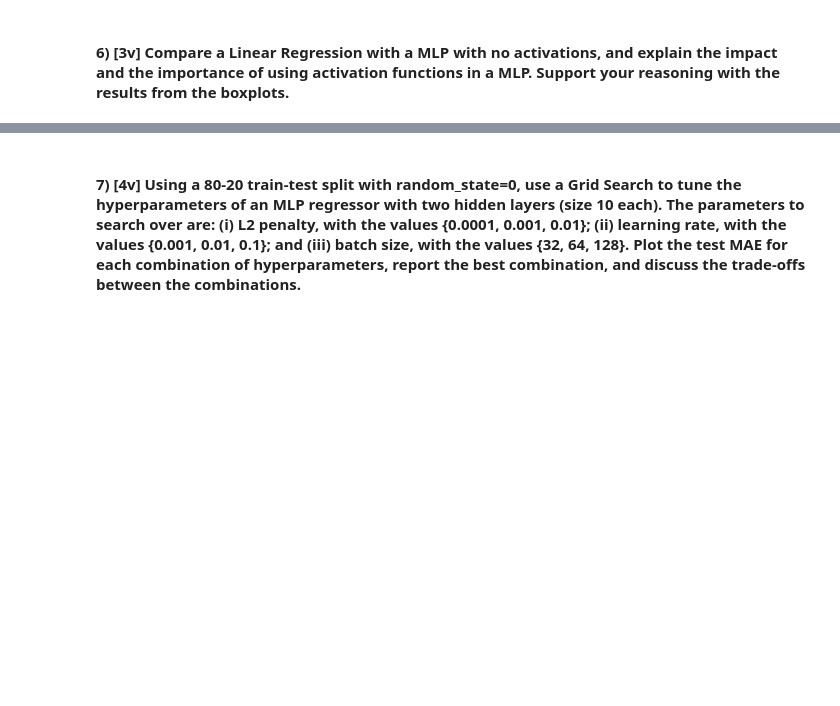
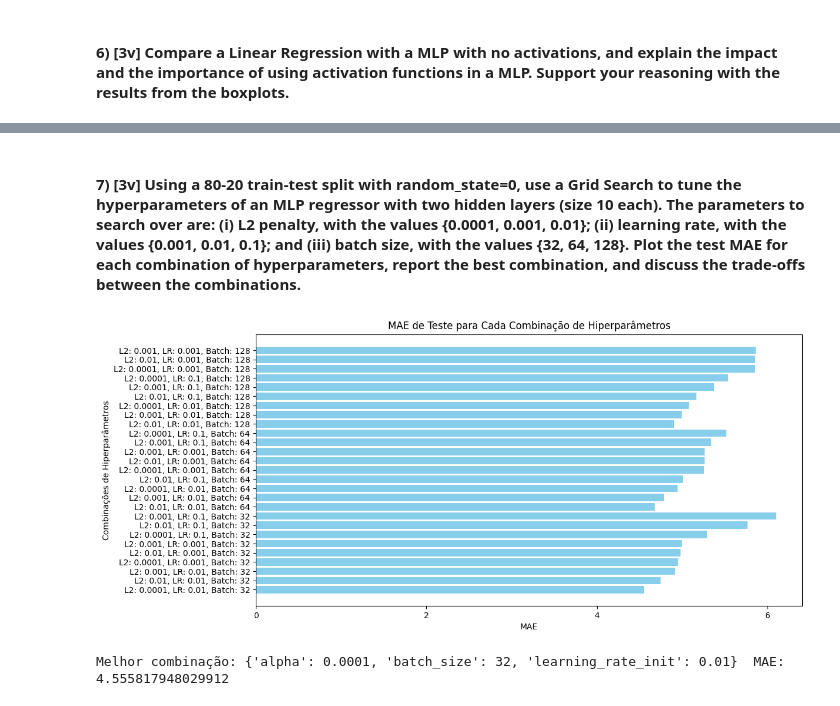
Before and after one commit to DriftPT/Apre-Project-24-25, a Jupyter notebook: Homework3/G040_notebook3.ipynb, the cells around one changed output, grey strips where cells are left out. Drawn from its saved outputs; the diff is of its cells as text; code cells hidden in the pictures; blank space fills up the shorter version.

```diff
--- a/Homework3/G040_notebook3.ipynb
+++ b/Homework3/G040_notebook3.ipynb
@@ -29,7 +75,56 @@ results from the boxplots.
 # %% [markdown]
-<h4>  7)  [4v] Using a 80-20 train-test split with random_state=0, use a Grid Search to tune the
+<h4>  7)  [3v] Using a 80-20 train-test split with random_state=0, use a Grid Search to tune the
 hyperparameters of an MLP regressor with two hidden layers (size 10 each). The
 parameters to search over are: (i) L2 penalty, with the values {0.0001, 0.001, 0.01}; (ii)
 learning rate, with the values {0.001, 0.01, 0.1}; and (iii) batch size, with the values
 {32, 64, 128}. Plot the test MAE for each combination of hyperparameters, report the
 best combination, and discuss the trade-offs between the combinations.
+# %%
+from sklearn.model_selection import GridSearchCV
+import numpy as np
+
+x_train, x_test, y_train, y_test = train_test_split(x, y, test_size=0.2, random_state=0)
+
+param_grid = {
+    'alpha': [0.0001, 0.001, 0.01],
+    'learning_rate_init': [0.001, 0.01, 0.1],
+    'batch_size': [32, 64, 128]
+}
+
+mlp = MLPRegressor(hidden_layer_sizes=(10, 10), random_state=0)
+grid_search = GridSearchCV(estimator=mlp, param_grid=param_grid, scoring='neg_mean_absolute_error', cv=5)
+grid_search.fit(x_train, y_train)
+
+best_model = grid_search.best_estimator_
+
+y_pred = best_model.predict(x_test)
+mae = mean_absolute_error(y_test, y_pred)
+
+results = grid_search.cv_results_
+
+param_combinations = [f"L2: {params['alpha']}, LR: {params['learning_rate_init']}, Batch: {params['batch_size']}"
+                      for params in results['params']]
+
+mae_scores = -results['mean_test_score']
+
+mae_data = pd.DataFrame({
+    'Parameters': param_combinations,
+    'Mean Test Score': mae_scores
+})
+
+mae_data['Batch Size'] = [int(params.split(', ')[2].split(': ')[1]) for params in mae_data['Parameters']]
+
+mae_data_sorted = mae_data.sort_values(by=['Batch Size', 'Mean Test Score'])
+
+plt.figure(figsize=(12, 6))
+plt.barh(mae_data_sorted['Parameters'], mae_data_sorted['Mean Test Score'], color='skyblue')
+plt.xlabel('MAE')
+plt.ylabel('Combinações de Hiperparâmetros')
+plt.title('MAE de Teste para Cada Combinação de Hiperparâmetros')
+plt.xticks(np.arange(0, 7, 2))
+plt.show()
+
+print(f"Melhor combinação: {grid_search.best_params_}  MAE: {-grid_search.best_score_}")
+# %% [output]
+[figure, added]
+Melhor combinação: {'alpha': 0.0001, 'batch_size': 32, 'learning_rate_init': 0.01}  MAE: 4.555817948029912
```
Also changed, not shown: parts of 4 cells of this notebook, 2 other files.
